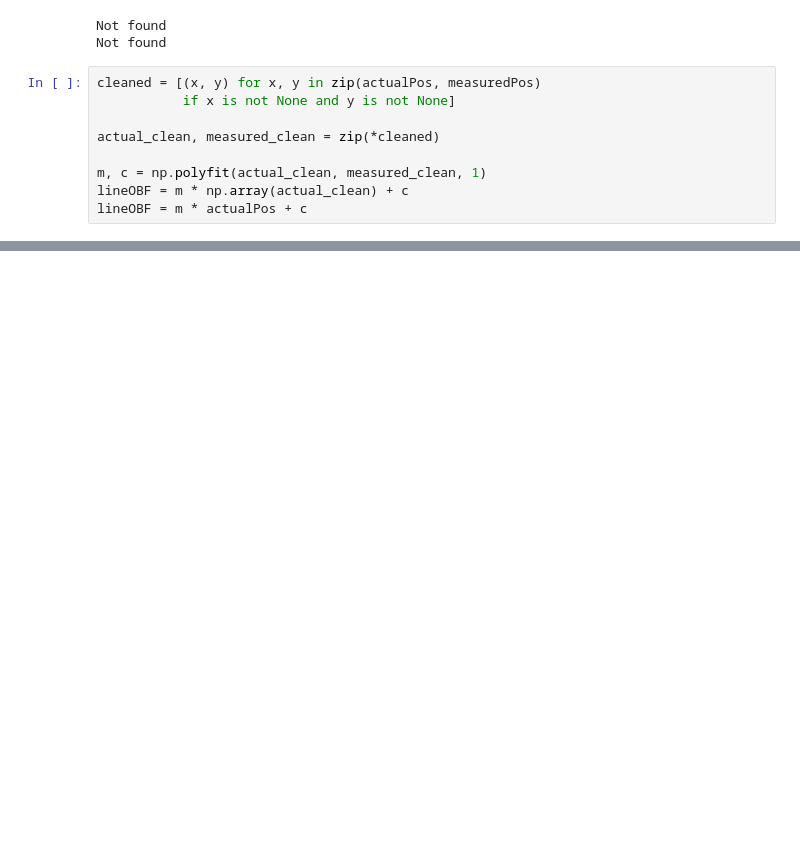
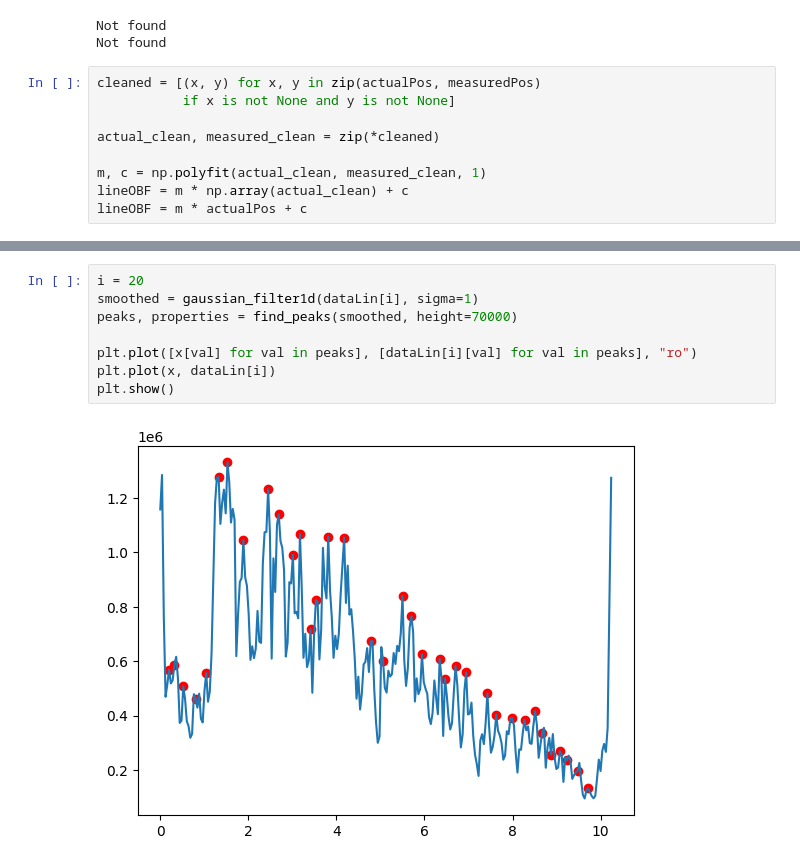
Before and after one commit to PawelMH/RadarConnection, a Jupyter notebook: PeakAnalysis.ipynb, the cells around one changed output, grey strips where cells are left out. Drawn from its saved outputs; the diff is of its cells as text; blank space fills up the shorter version.

```diff
--- a/PeakAnalysis.ipynb
+++ b/PeakAnalysis.ipynb
@@ -92,0 +99,10 @@ plt.show()
+# %%
+i = 20
+smoothed = gaussian_filter1d(dataLin[i], sigma=1)
+peaks, properties = find_peaks(smoothed, height=70000)
+
+plt.plot([x[val] for val in peaks], [dataLin[i][val] for val in peaks], "ro")
+plt.plot(x, dataLin[i])
+plt.show()
+# %% [output]
+[figure, added]
```
Also changed, not shown: parts of 3 cells of this notebook.
